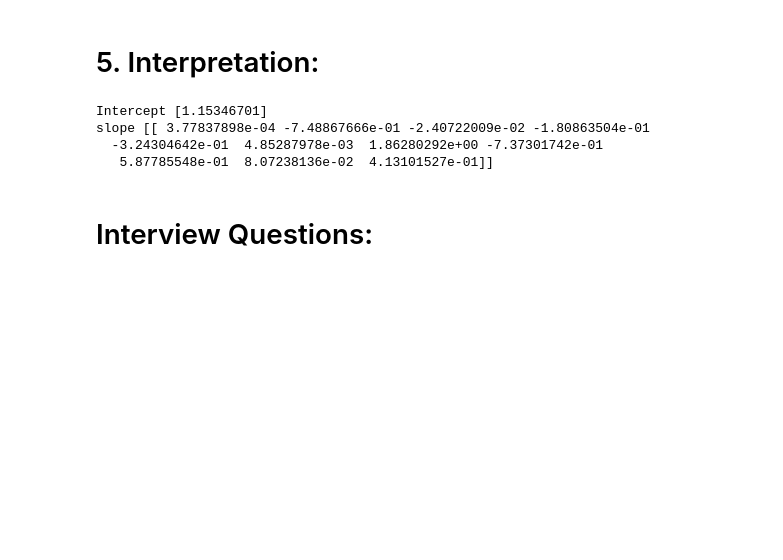
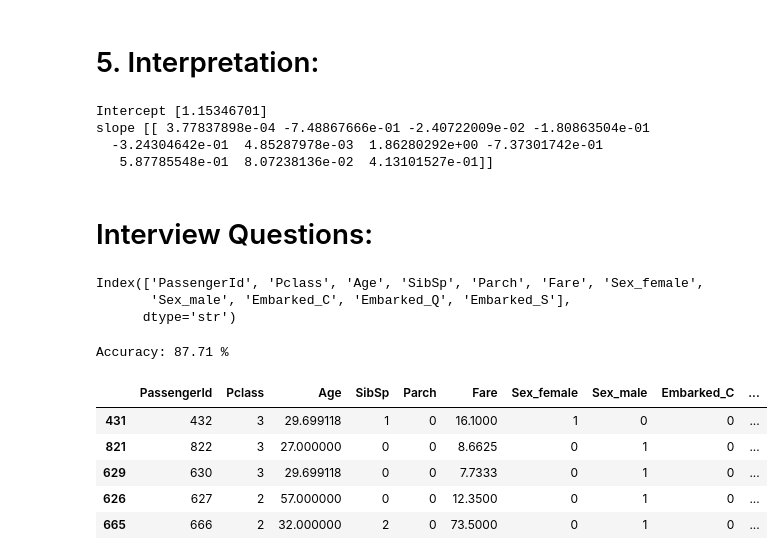
Before and after one commit to gauri-a11/ExcelR-Data-Science-Assignments, a Jupyter notebook: Logistic Regression/Logistic Regression(ASSIGNMENT 7).ipynb, the cells around one changed output. Drawn from its saved outputs; the diff is of its cells as text; code cells hidden in the pictures; blank space fills up the shorter version.

```diff
--- a/Logistic Regression/Logistic Regression(ASSIGNMENT 7).ipynb
+++ b/Logistic Regression/Logistic Regression(ASSIGNMENT 7).ipynb
@@ -442,0 +448,25 @@ slope [[ 3.77837898e-04 -7.48867666e-01 -2.40722009e-02 -1.80863504e-01
+# %%
+x_train.columns
+# %% [output]
+Index(['PassengerId', 'Pclass', 'Age', 'SibSp', 'Parch', 'Fare', 'Sex_female',
+       'Sex_male', 'Embarked_C', 'Embarked_Q', 'Embarked_S'],
+      dtype='str')
+# %%
+from sklearn.metrics import accuracy_score
+
+y_pred = logreg.predict(x_test)
+
+accuracy = accuracy_score(y_test, y_pred)
+
+print("Accuracy:", round(accuracy*100, 2), "%")
+# %% [output]
+Accuracy: 87.71 %
+# %%
+x_test.head()
+# %% [output]
+|  | PassengerId | Pclass | Age | SibSp | Parch | Fare | Sex_female | Sex_male | Embarked_C | ... |
+| 431 | 432 | 3 | 29.699118 | 1 | 0 | 16.1000 | 1 | 0 | 0 | ... |
+| 821 | 822 | 3 | 27.000000 | 0 | 0 | 8.6625 | 0 | 1 | 0 | ... |
+| 629 | 630 | 3 | 29.699118 | 0 | 0 | 7.7333 | 0 | 1 | 0 | ... |
+| 626 | 627 | 2 | 57.000000 | 0 | 0 | 12.3500 | 0 | 1 | 0 | ... |
+| 665 | 666 | 2 | 32.000000 | 2 | 0 | 73.5000 | 0 | 1 | 0 | ... |
```
Also changed, not shown: parts of 2 cells of this notebook, 3 other files.
